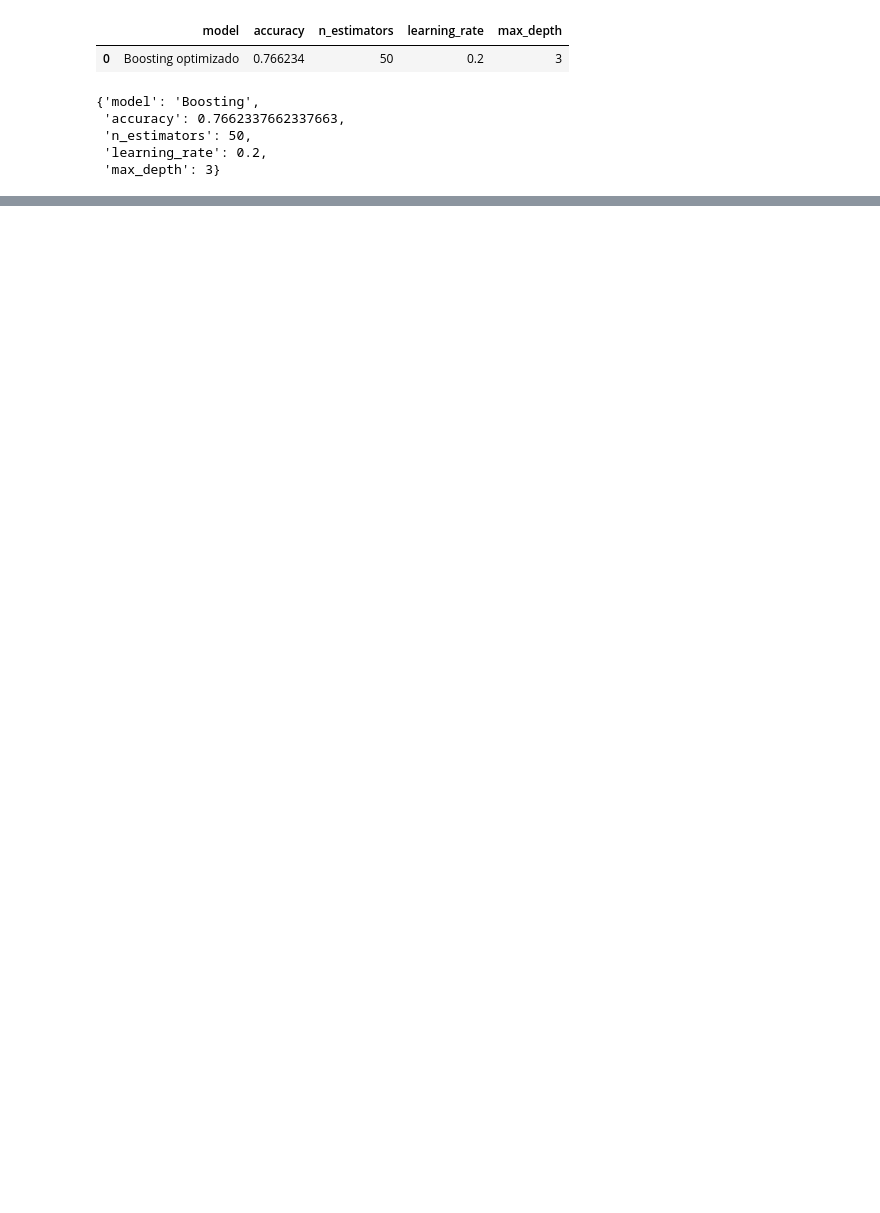
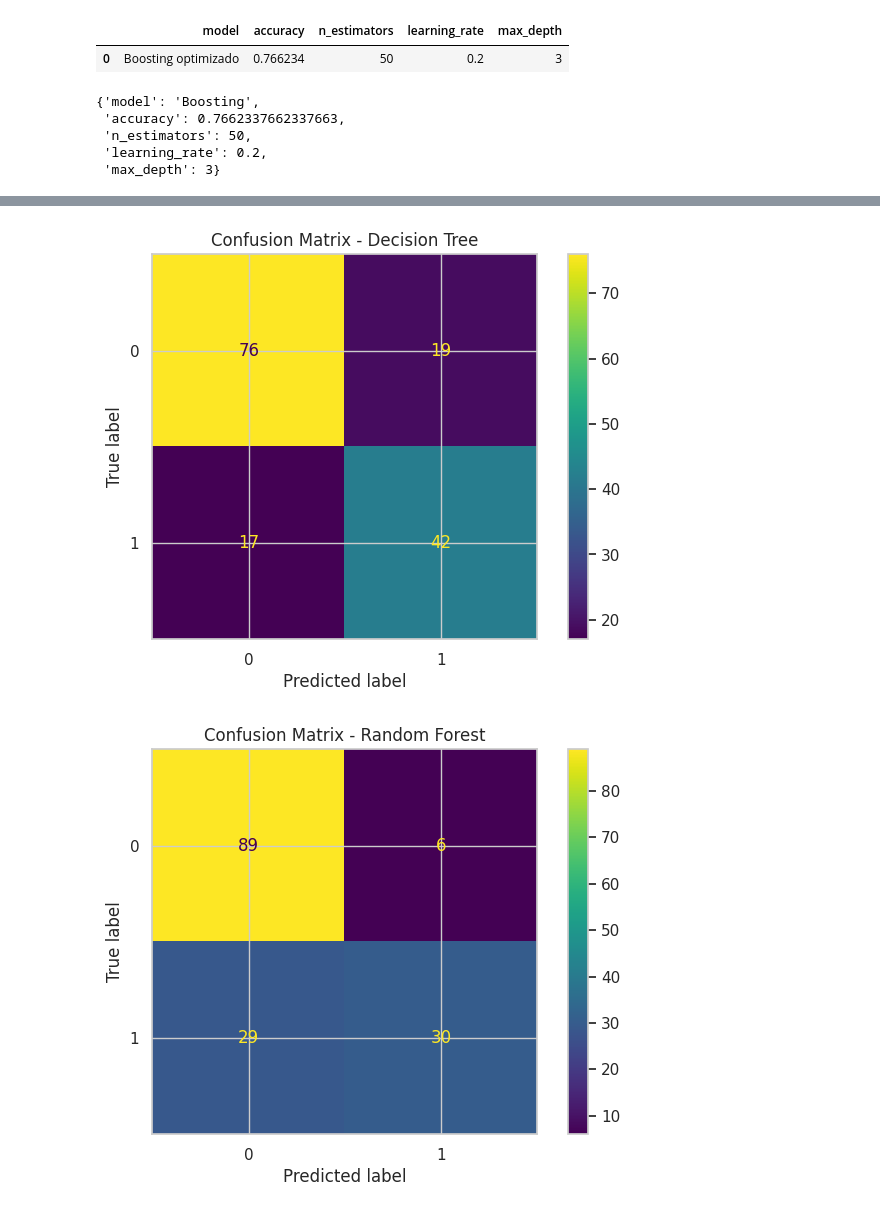
Before and after one commit to 4GeeksAcademy/gondelles-boosting-algorithm-project, a Jupyter notebook: src/boosting_diabetes.ipynb, the cells around one changed output, grey strips where cells are left out. Drawn from its saved outputs; the diff is of its cells as text; code cells hidden in the pictures; blank space fills up the shorter version.

Commit message:
Boosting Algorithms Project

```diff
--- a/src/boosting_diabetes.ipynb
+++ b/src/boosting_diabetes.ipynb
@@ -760,0 +765,24 @@ La decisión final no debería apoyarse solo en el accuracy global, sino tambié
+# %%
+decision_tree_params = {
+    "criterion": "entropy",
+    "max_depth": 8,
+    "ccp_alpha": 0.01,
+    "random_state": 10
+}
+
+random_forest_params = {
+    "n_estimators": 300,
+    "max_depth": 7,
+    "random_state": 42,
+    "n_jobs": -1
+}
+# %%
+decision_tree_model = DecisionTreeClassifier(**decision_tree_params)
+random_forest_model = RandomForestClassifier(**random_forest_params)
+
+decision_tree_model.fit(X_train_model, y_train_model)
+random_forest_model.fit(X_train_model, y_train_model)
+
+y_pred_tree = decision_tree_model.predict(X_test_model)
+y_pred_forest = random_forest_model.predict(X_test_model)
+y_pred_boosting = y_pred_best
@@ -760,0 +855,16 @@ La decisión final no debería apoyarse solo en el accuracy global, sino tambié
+# %%
+models_predictions = {
+    "Decision Tree": y_pred_tree,
+    "Random Forest": y_pred_forest,
+    "Boosting": y_pred_boosting
+}
+
+for model_name, predictions in models_predictions.items():
+    cm = confusion_matrix(y_test_model, predictions)
+    disp = ConfusionMatrixDisplay(confusion_matrix=cm)
+    disp.plot()
+    plt.title(f"Confusion Matrix - {model_name}")
+    plt.show()
+# %% [output]
+[figure, added]
+[figure, added]
```
Also changed, not shown: parts of 25 cells of this notebook.
